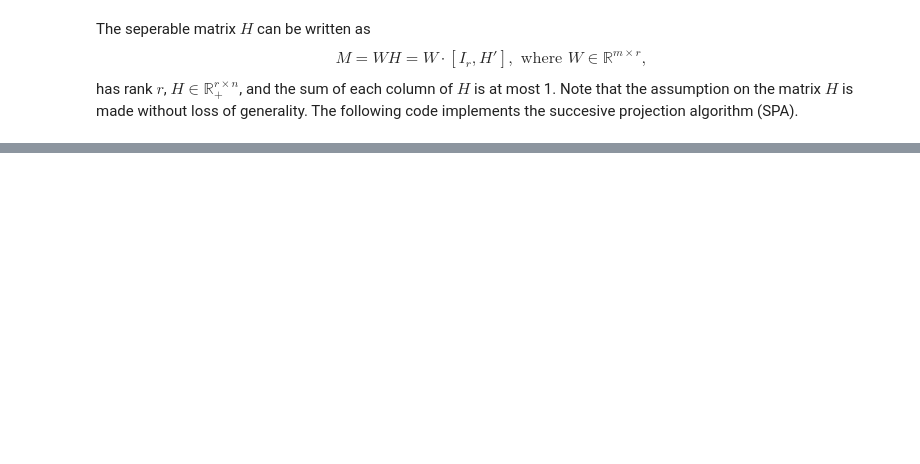
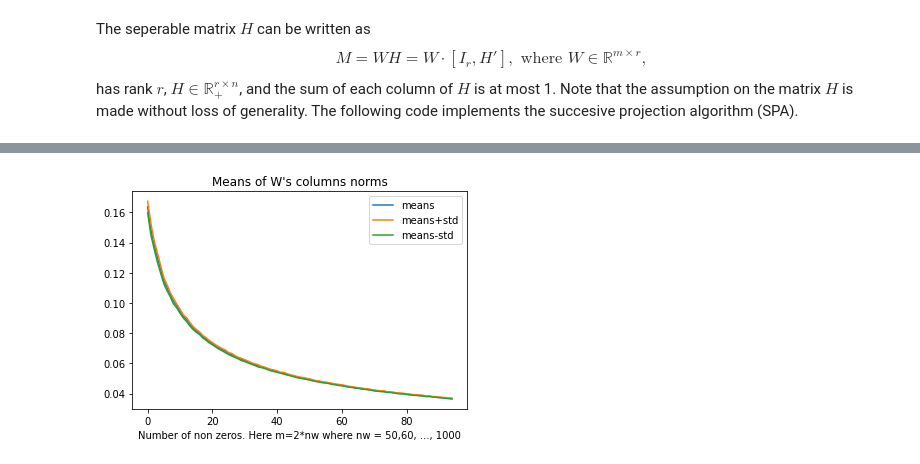
Before and after one commit to srezazad/Succesive-Projection-Algirithm-for-Matrix-Recovery-, a Jupyter notebook: main.ipynb, the cells around one changed output, grey strips where cells are left out. Saved outputs shown, nothing was run; the diff lists cells and outputs as text; code cells hidden in the pictures; blank space fills up the shorter version.

```diff
--- a/main.ipynb
+++ b/main.ipynb
@@ -90,0 +131,24 @@ plt.show()
+# %%
+nws = np.arange(50, 1000, 10)
+means = []
+stds = []
+for nw in nws:
+  m = 2*nw
+  normsW_gpu = generate_W_gpu(m,r)[1].get()
+  means.append(np.mean(normsW_gpu))
+  stds.append(np.std(normsW_gpu))
+
+means_down = np.subtract(means,stds)
+means_up = np.add(means,stds)
+# %%
+x = range(len(means))
+fig, ax = plt.subplots()
+ax.plot(x, means, label='means')
+ax.plot(x,means_up, label='means+std')
+ax.plot(x, means_down, label='means-std')
+ax.legend()
+ax.set_xlabel('Number of non zeros. Here m=2*nw where nw = 50,60, ..., 1000')
+ax.set_title("Means of W's columns norms")
+plt.show()
+# %% [output]
+[figure, added]
```
Also changed, not shown: parts of 7 cells of this notebook.
